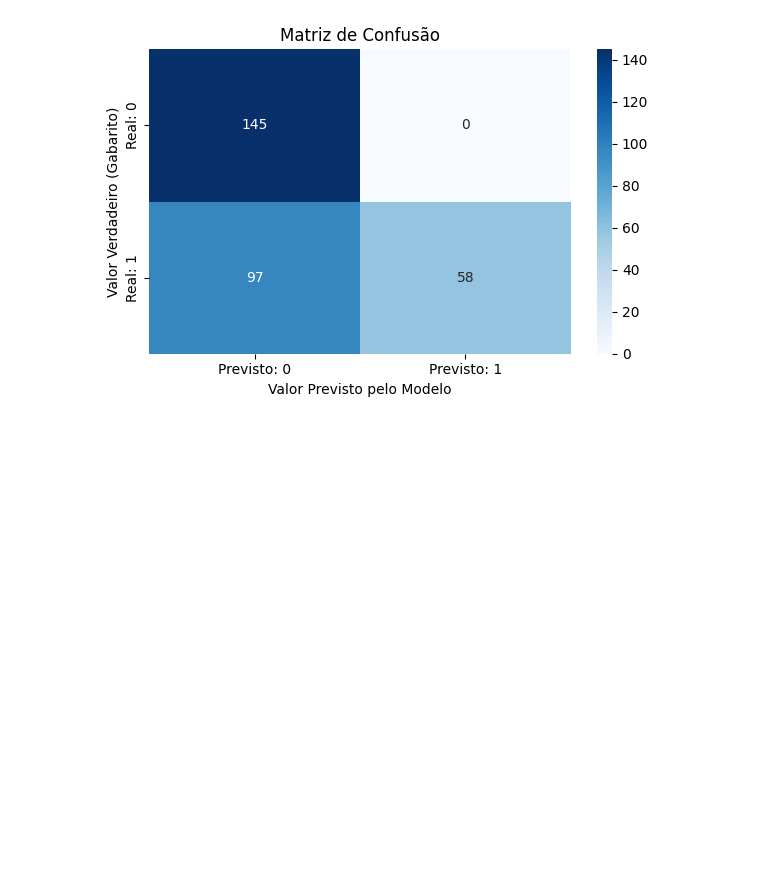
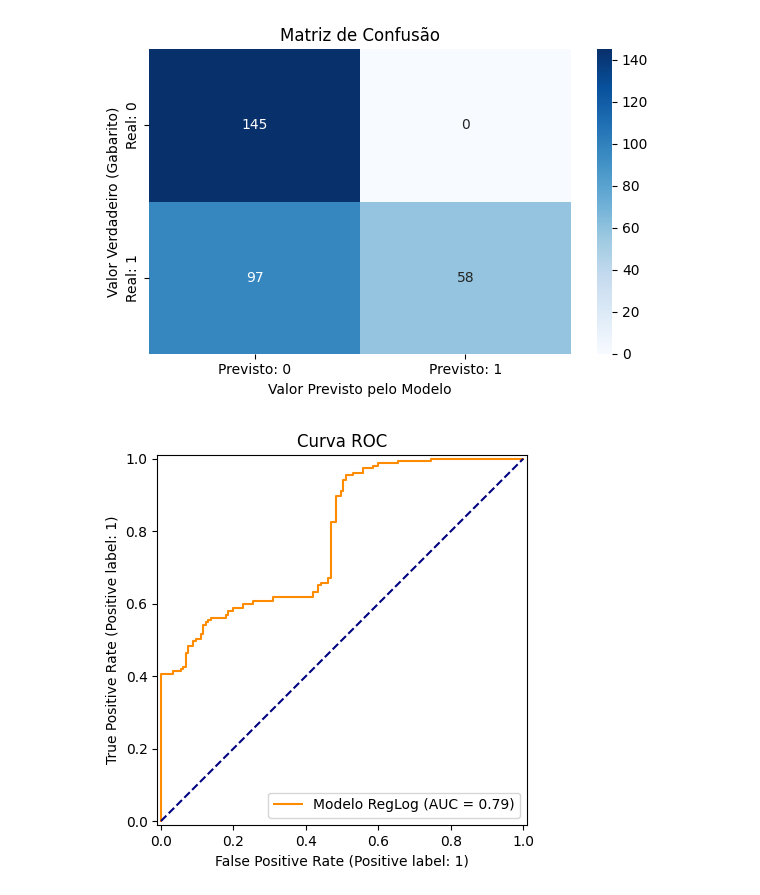
Before and after one commit to andrefsr/Estudos-em-Inteligencia-Artificial, a Jupyter notebook: 3 - Classificação (RegLog, LDA e QDA)/GPR dataset/reglog_gpr.ipynb, the cells around one changed output. Cells and saved outputs as stored; diff of their text form; code cells hidden in the pictures; blank space fills up the shorter version.

```diff
--- a/3 - Classificação (RegLog, LDA e QDA)/GPR dataset/reglog_gpr.ipynb
+++ b/3 - Classificação (RegLog, LDA e QDA)/GPR dataset/reglog_gpr.ipynb
@@ -209,3 +208,17 @@ Label
 Name: count, dtype: int64
 0.6766666666666666
 [figure]
+# %%
+RocCurveDisplay.from_estimator(
+    reglog,
+    X_test,
+    Y_test,
+    name="Modelo RegLog",
+    color="darkorange"
+)
+
+plt.plot([0, 1], [0, 1], color="navy", linestyle="--")
+plt.title("Curva ROC")
+plt.show()
+# %% [output]
+[figure, added]
```
Also changed, not shown: parts of 4 cells of this notebook, 1 other file.
